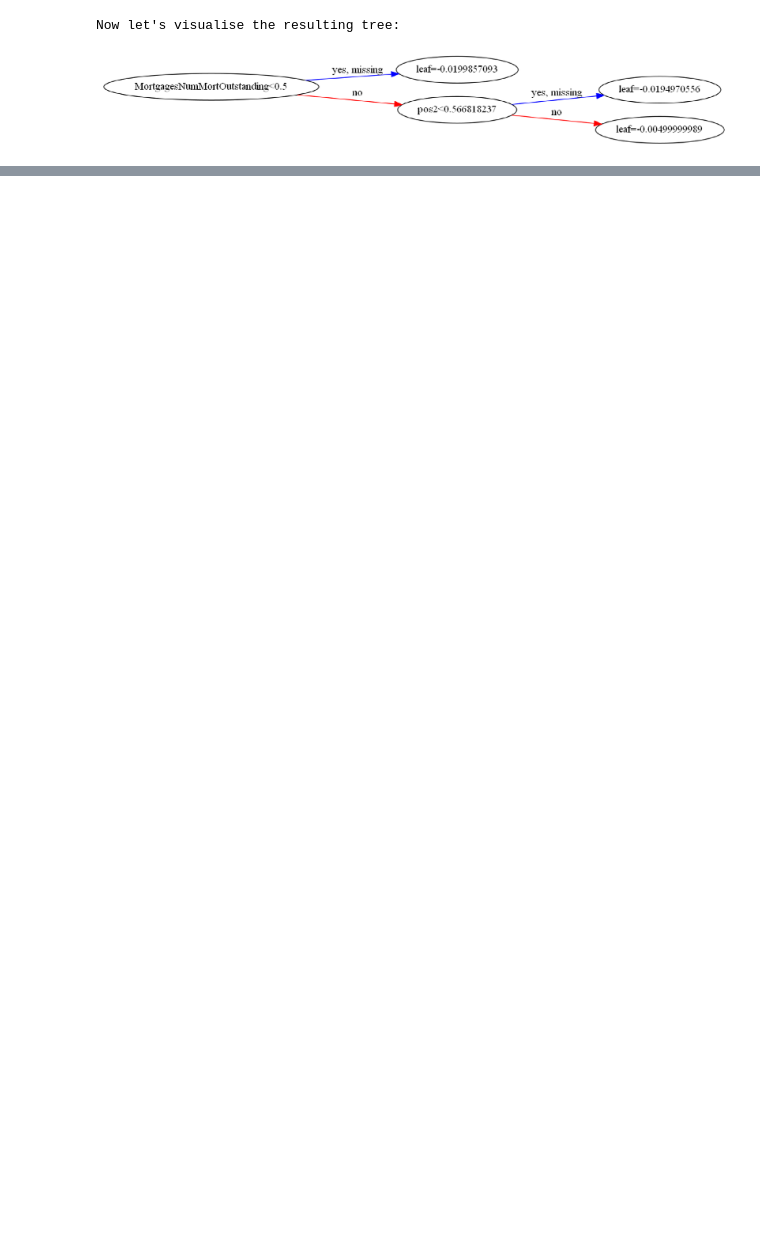
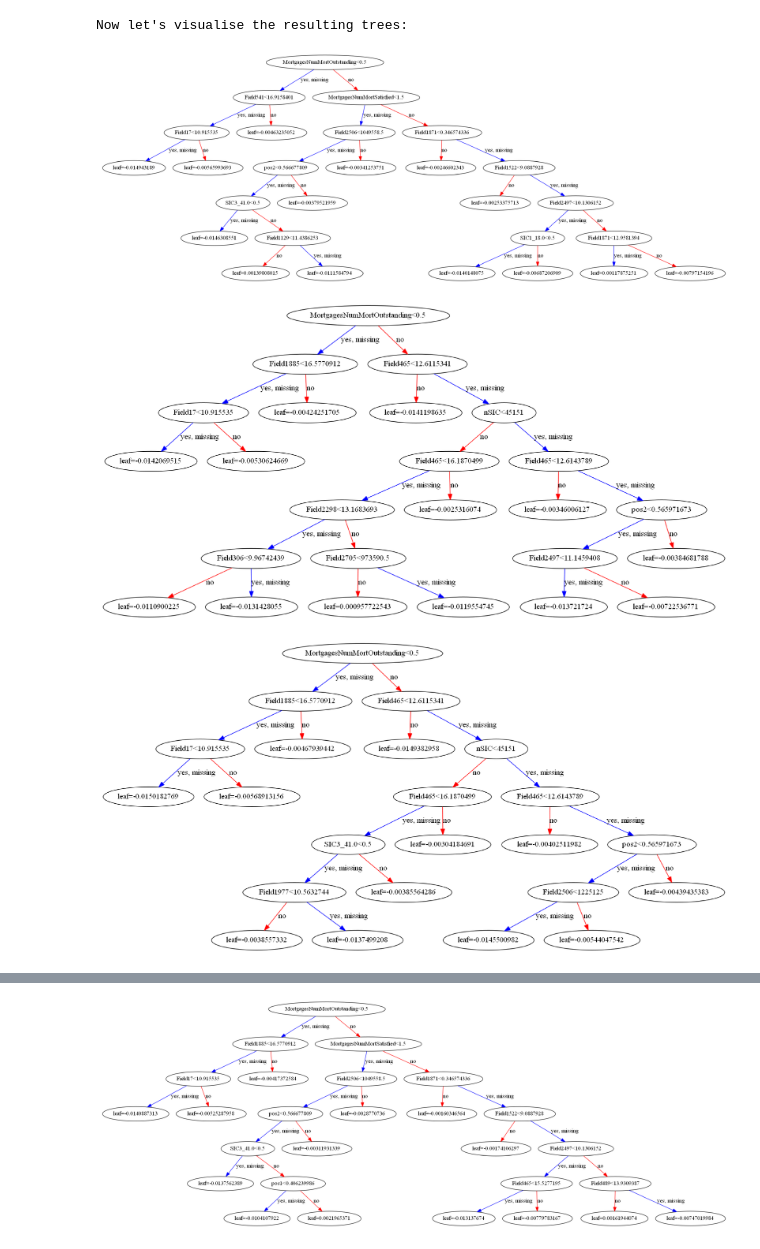
Before and after one commit to kalialeksiev/adversarial-ml, a Jupyter notebook: notebooks/XGB Model Visualisation.ipynb, the cells around one changed output, grey strips where cells are left out. Cells and saved outputs as stored; diff of their text form; code cells hidden in the pictures; blank space fills up the shorter version.

Commit message:
Tweaked model parameters and updated visualisation script.

```diff
--- a/notebooks/XGB Model Visualisation.ipynb
+++ b/notebooks/XGB Model Visualisation.ipynb
@@ -48,9 +51,20 @@ Area = 0.8913451131451648
 model.get_booster().feature_names = predictor_names
 # %%
-print("Now let's visualise the resulting tree:")
-fig, ax = plt.subplots(figsize=(75, 75))
-plot_tree(model, rankdir='LR', ax=ax)
-plt.show()
+print("Now let's visualise the resulting trees:")
+
+total_num_trees = len(model.get_booster().get_dump())
+
+# only visualise a random subset of trees
+trees_to_vis = list(range(total_num_trees))
+random.shuffle(trees_to_vis)
+trees_to_vis = trees_to_vis[:10]
+
+for i in trees_to_vis:
+    fig, ax = plt.subplots(figsize=(75, 75))
+    plot_tree(model, num_trees=i, ax=ax)
+    plt.show()
 # %% [output]
-Now let's visualise the resulting tree:
+Now let's visualise the resulting trees:
-[figure, old version]
+[figure, new version]
+[figure, added]
+[figure, added]
@@ -56,0 +73 @@ Now let's visualise the resulting tree:
+[figure, added]
```
Also changed, not shown: parts of 7 cells of this notebook, 1 other file.
